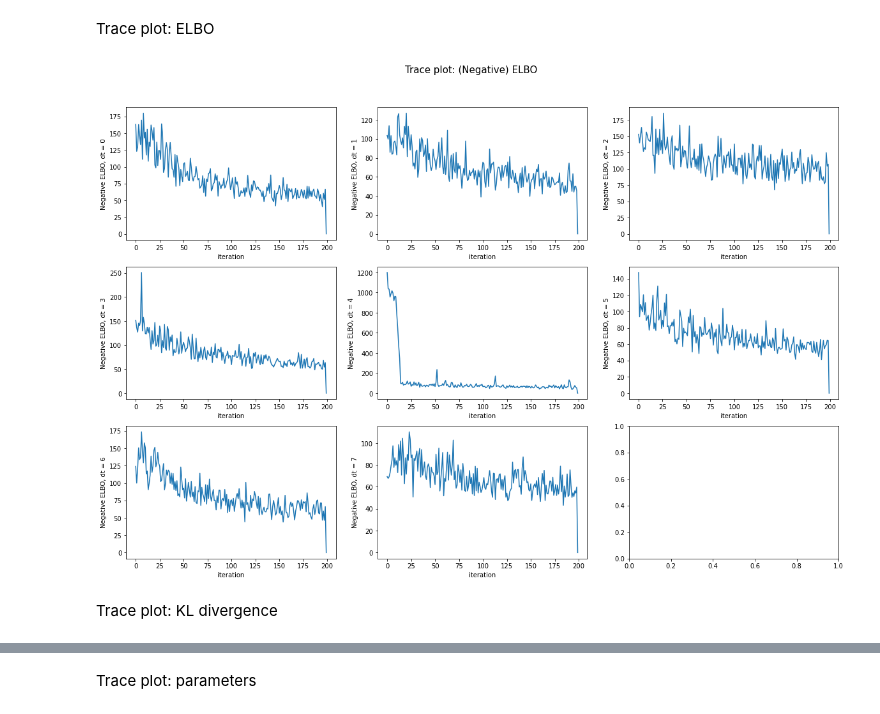
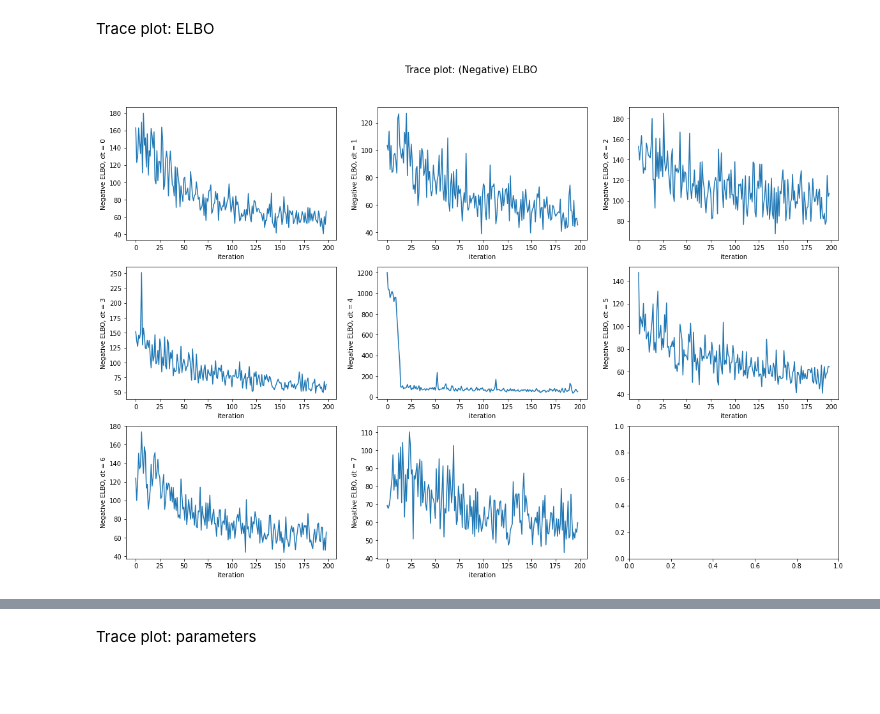
Before and after one commit to thysics/VI_SDE, a Jupyter notebook: tOUv_Toy_04.ipynb, the cells around one changed output, grey strips where cells are left out. Drawn from its saved outputs; the diff is of its cells as text; code cells hidden in the pictures; blank space fills up the shorter version.

```diff
--- a/tOUv_Toy_04.ipynb
+++ b/tOUv_Toy_04.ipynb
@@ -800,15 +800,13 @@ Trace plot: ELBO
 # %%
 fig, ax = plt.subplots(nrows=3, ncols=3, figsize=(20, 13))
 t = 0
 for ax in ax.ravel()[:-1]:
-    ax.plot(np.arange(len(elbo_traces[t, :])), elbo_traces[t, :])
+    ax.plot(np.arange(len(elbo_traces[t, :-1])), elbo_traces[t, :-1])
     ax.set_xlabel("iteration")
     ax.set_ylabel("Negative ELBO, dt = %d" % t)
     t += 1
 
 plt.suptitle("Trace plot: (Negative) ELBO", size=15, y=0.95)
 plt.show()
 # %% [output]
-[figure, old version]
+[figure, new version]
-# %% [markdown]
-Trace plot: KL divergence
```
Also changed, not shown: parts of 15 cells of this notebook, 4 other files.
